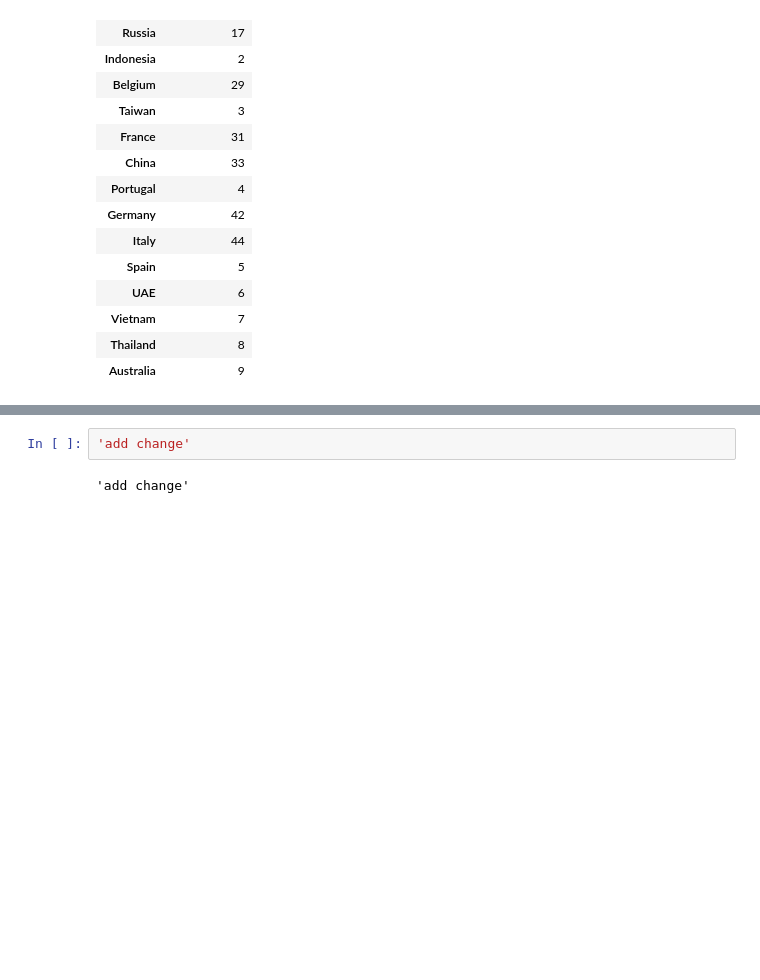
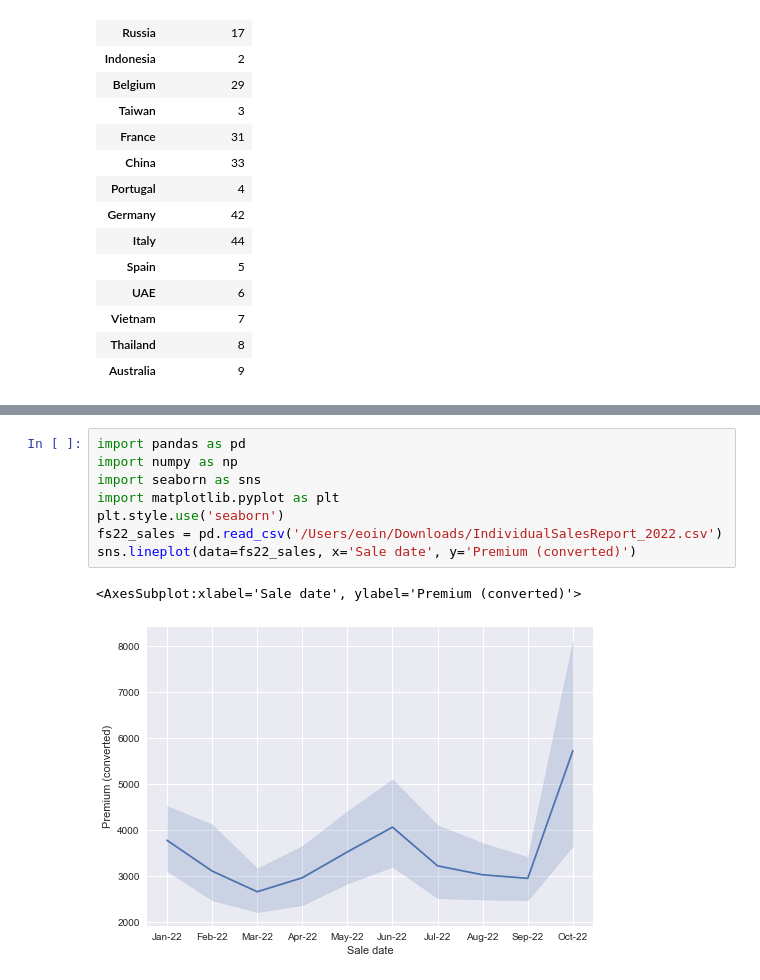
Before and after one commit to CibeleBlake/UCDPA_CibeleHaas, a Jupyter notebook: Cibele_Proj22.ipynb, the cells around one changed output, grey strips where cells are left out. Drawn from its saved outputs; the diff is of its cells as text; blank space fills up the shorter version.

Commit message:
added visualisation

```diff
--- a/Cibele_Proj22.ipynb
+++ b/Cibele_Proj22.ipynb
@@ -121,6 +121,13 @@ TopQ1_Q2.set_index('Countries')
 | Russia | 12 | 112232 | 9352 | 653.42 | 67 | 17 |
 | Portugal | 27 | 105463 | 3906 | 2221.44 | 31 | 4 |
 # %%
-'add change'
+import pandas as pd
+import numpy as np
+import seaborn as sns
+import matplotlib.pyplot as plt
+plt.style.use('seaborn')
+fs22_sales = pd.read_csv('/Users/eoin/Downloads/IndividualSalesReport_2022.csv')
+sns.lineplot(data=fs22_sales, x='Sale date', y='Premium (converted)')
 # %% [output]
-'add change'
+<AxesSubplot:xlabel='Sale date', ylabel='Premium (converted)'>
+[figure, added]
```
Also changed, not shown: parts of 2 cells of this notebook.
